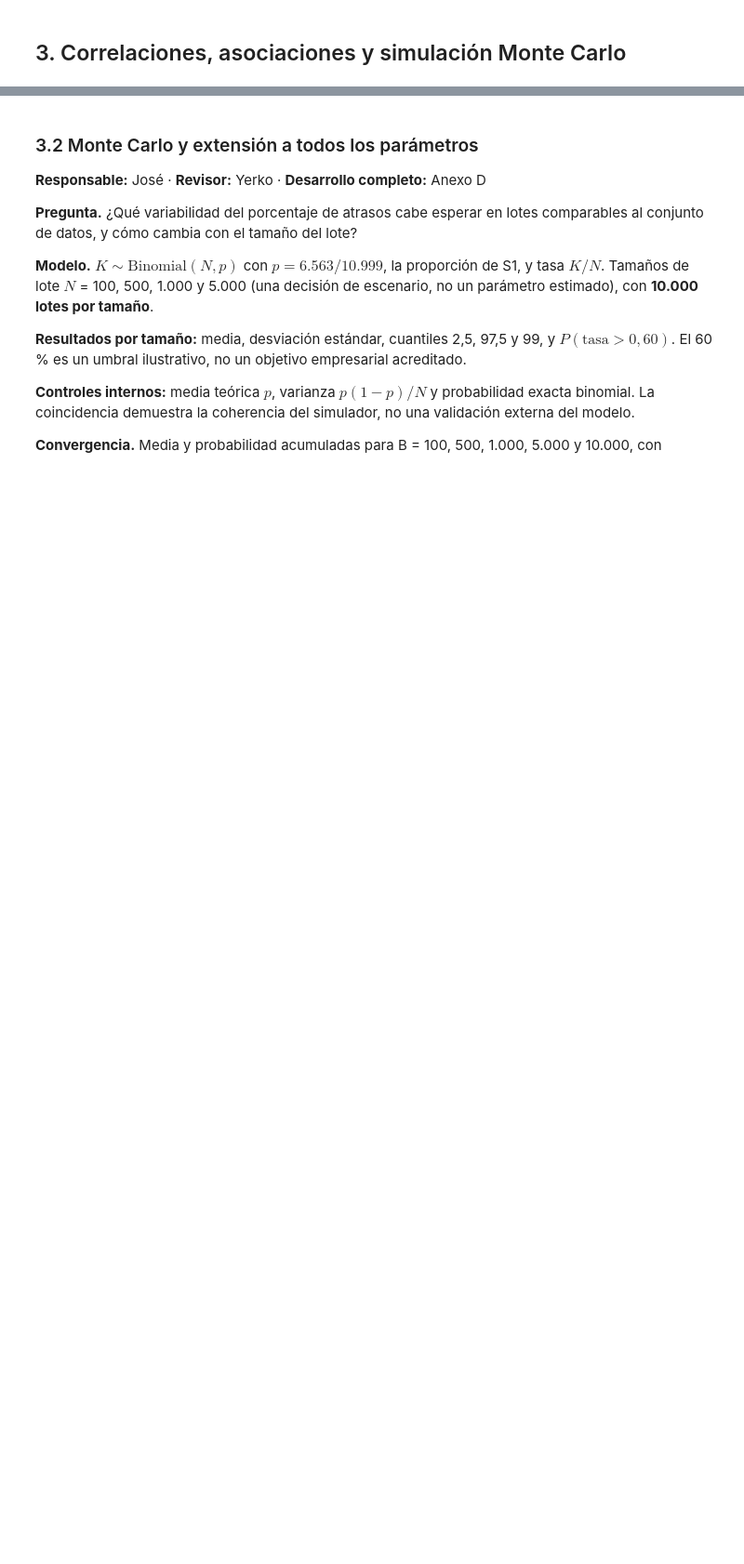
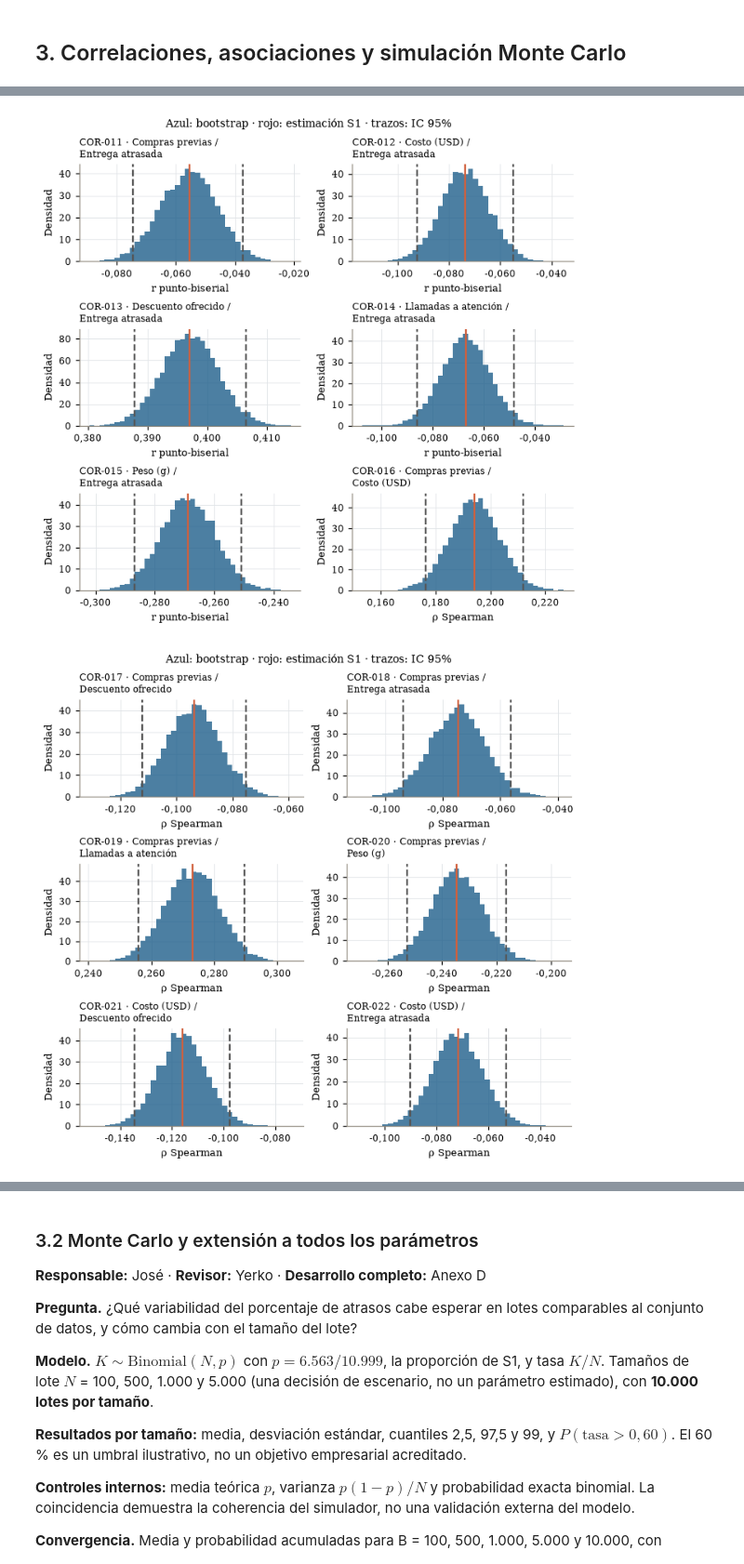
Before and after one commit to joserodriguezc/grupo_1_estadistica_computacional, a Jupyter notebook: sumativa_2/notebooks/sumativa_2_grupo1.ipynb, the cells around one changed output, grey strips where cells are left out. Shown at 93% size. Saved outputs shown, nothing was run; the diff lists cells and outputs as text; code cells hidden in the pictures; blank space fills up the shorter version.

Commit message:
feat(S2): validar correlaciones y asociaciones mediante bootstrap

```diff
--- a/sumativa_2/notebooks/sumativa_2_grupo1.ipynb
+++ b/sumativa_2/notebooks/sumativa_2_grupo1.ipynb
@@ -1423,0 +1635,44 @@ método por producir el menor p.
+# %%
+from matplotlib.lines import Line2D
+
+posiciones_coef = {identificador: i for i, identificador in enumerate(catalogo_coef['id'])}
+for familia, tabla in [('correlaciones', correlaciones_bootstrap), ('asociaciones', asociaciones_bootstrap)]:
+    for pagina, inicio in enumerate(range(0, len(tabla), 6), 1):
+        grupo = tabla.iloc[inicio:inicio+6]
+        fig, ejes, sobrantes = rejilla(len(grupo), ncols=2, alto=2.0)
+        for ax, (_, r) in zip(ejes, grupo.iterrows()):
+            valores = REPLICAS_COEFICIENTES[:, posiciones_coef[r['id']]]
+            ax.hist(valores, bins=40, color=AZUL, alpha=0.8, density=True)
+            ax.axvline(r['estimacion_s1'], color=TERRA)
+            for limite in (r['ic_inf'], r['ic_sup']):
+                ax.axvline(limite, color=GRIS, linestyle='--')
+            a, b = r['variable'].split('|')
+            etiqueta = 'ρ Spearman' if r['estimando']=='rho_spearman' else ('r punto-biserial' if r['estimando']=='r_punto_biserial' else 'V de Cramér')
+            ax.set_title(f"{r['id']} · {etiq(a)} /\n{etiq(b)}", fontsize=8)
+            ax.set_xlabel(etiqueta)
+            ax.set_ylabel('Densidad')
+            ax.xaxis.set_major_formatter(FuncFormatter(lambda x, _: num(x, 3)))
+        for ax in sobrantes: ax.set_visible(False)
+        fig.suptitle('Azul: bootstrap · rojo: estimación S1 · trazos: IC 95%', fontsize=9)
+        guardar(f'fig_cor_{familia}_distribuciones_{pagina}', fig)
+        plt.close(fig)
+    fig, ax = plt.subplots(figsize=(ANCHO, max(4.5, len(tabla)*0.29)))
+    for k, (_, r) in enumerate(tabla.iterrows()):
+        ax.plot([r['ic_inf'], r['ic_sup']], [k, k], color=AZUL, linewidth=2)
+        ax.scatter(r['estimacion_s1'], k, color=TERRA, s=12, zorder=3)
+    etiquetas = []
+    for _, r in tabla.iterrows():
+        a, b = r['variable'].split('|')
+        metodo = 'ρ' if r['estimando']=='rho_spearman' else ('r' if r['estimando']=='r_punto_biserial' else 'V')
+        etiquetas.append(f"{r['id']} {metodo}: {ETIQ_CORTA.get(a, 'Atraso')} / {ETIQ_CORTA.get(b, 'Atraso')}")
+    ax.set_yticks(range(len(tabla)), etiquetas, fontsize=7)
+    ax.invert_yaxis()
+    ax.axvline(0, color=GRIS, linestyle=':')
+    ax.set_xlabel('Coeficiente e IC percentil al 95%')
+    ax.xaxis.set_major_formatter(FuncFormatter(lambda x, _: num(x, 2)))
+    ax.set_title(f'{familia.capitalize()}: estimación S1 e incertidumbre bootstrap')
+    guardar(f'fig_cor_{familia}_intervalos', fig)
+    plt.close(fig)
+# %% [output]
+[figure, added]
+[figure, added]
```
Also changed, not shown: parts of 9 cells of this notebook, 42 other files.
